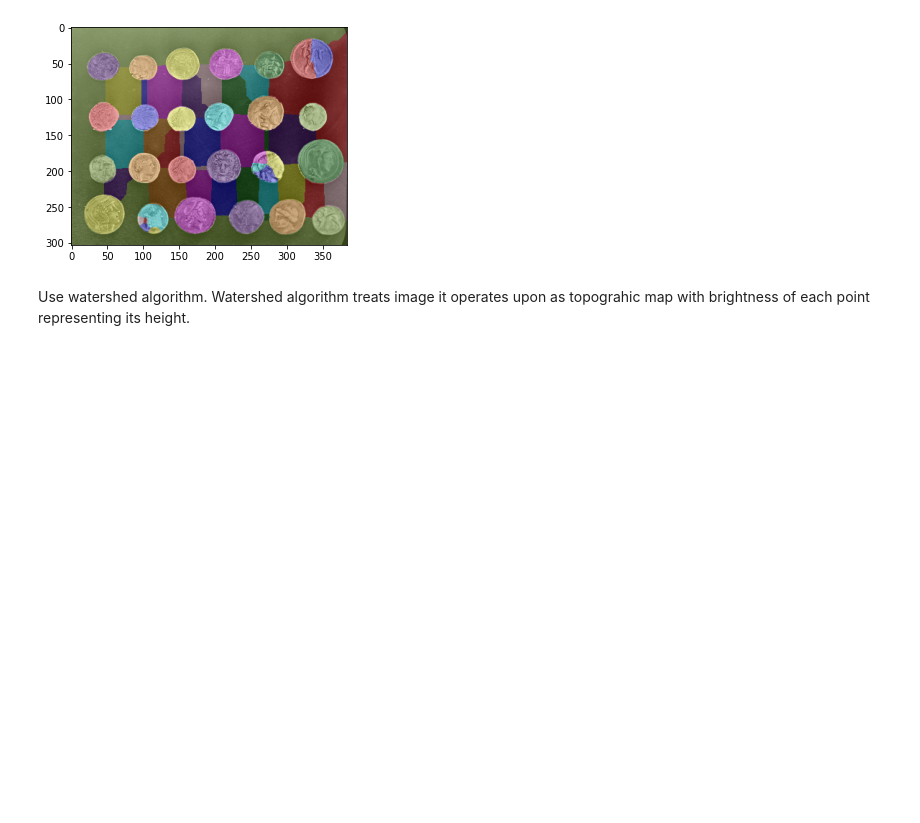
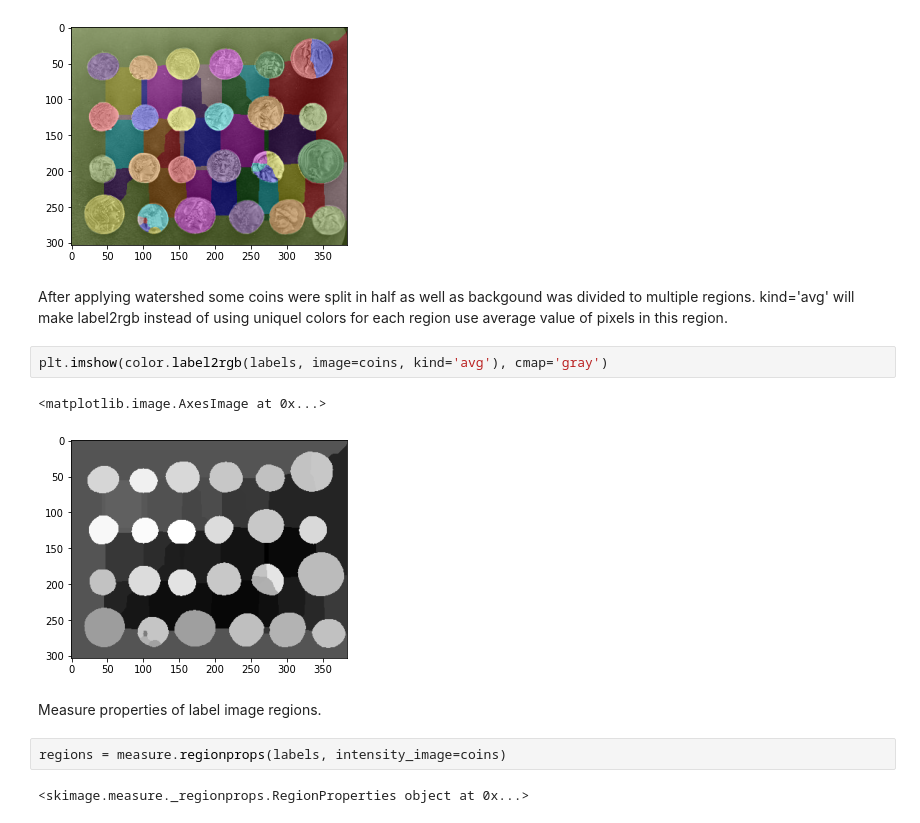
Before and after one commit to MarkFerenci/tumors-segmentation, a Jupyter notebook: Coins.ipynb, the cells around one changed output. Drawn from its saved outputs; the diff is of its cells as text; blank space fills up the shorter version.

```diff
--- a/Coins.ipynb
+++ b/Coins.ipynb
@@ -141,5 +143,16 @@ plt.imshow(color.label2rgb(labels, image=coins))
 # %% [output]
 <matplotlib.image.AxesImage at 0x...>
 [figure]
-# %% [markdown]
-Use watershed algorithm. Watershed algorithm treats image it operates upon as topograhic map with brightness of each point representing its height.
+# %% [markdown]
+After applying watershed some coins were split in half as well as backgound was divided to multiple regions. kind='avg' will make label2rgb instead of using uniquel colors for each region use average value of pixels in this region.
+# %%
+plt.imshow(color.label2rgb(labels, image=coins, kind='avg'), cmap='gray')
+# %% [output]
+<matplotlib.image.AxesImage at 0x...>
+[figure, added]
+# %% [markdown]
+Measure properties of label image regions.
+# %%
+regions = measure.regionprops(labels, intensity_image=coins)
+# %% [output]
+<skimage.measure._regionprops.RegionProperties object at 0x...>
```
Also changed, not shown: parts of 10 cells of this notebook.
